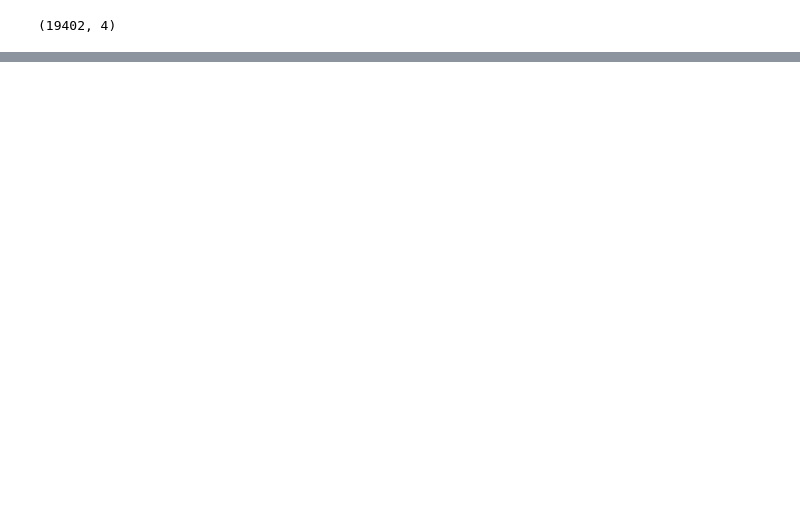
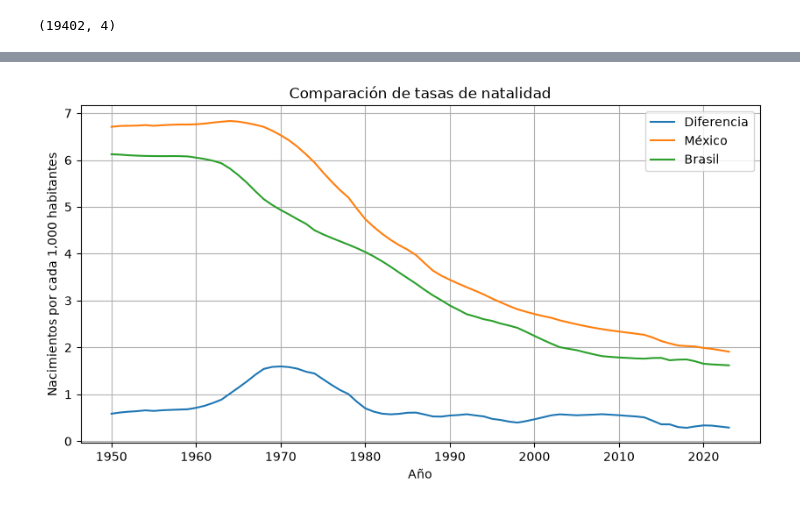
Before and after one commit to ingeAMIR/BigData, a Jupyter notebook: U1_2_PRUEBA/notebooks/03_fertility_rate.ipynb, the cells around one changed output, grey strips where cells are left out. Drawn from its saved outputs; the diff is of its cells as text; code cells hidden in the pictures; blank space fills up the shorter version.

```diff
--- a/U1_2_PRUEBA/notebooks/03_fertility_rate.ipynb
+++ b/U1_2_PRUEBA/notebooks/03_fertility_rate.ipynb
@@ -25,0 +36,6 @@ japon.head()
+# %%
+anios_mexico = mexico['year'].to_numpy()
+tasa_mexico = mexico['fertility_rate_hist'].to_numpy()
+
+anios_japon = japon['year'].to_numpy()
+tasa_japon = japon['fertility_rate_hist'].to_numpy()
@@ -25,0 +181,3 @@ japon.head()
+# %%
+brazil = df[(df['entity'] == 'Brazil')]
+brazil.head(10)
@@ -25,0 +196,34 @@ japon.head()
+# %%
+anios_brazil = brazil['year'].to_numpy()
+tasa_brazil = brazil['fertility_rate_hist'].to_numpy()
+# %%
+diferencia_mx_brz = tasa_mexico - tasa_brazil
+# %%
+plt.figure(figsize = (10 , 5))
+
+plt.plot(
+    anios_mexico,
+    diferencia_mx_brz,
+    label='Diferencia'
+)
+
+plt.plot(
+    anios_mexico,
+    tasa_mexico,
+    label='México'
+)
+
+plt.plot(
+    anios_brazil,
+    tasa_brazil,
+    label='Brasil'
+)
+
+plt.xlabel('Año')
+plt.ylabel('Nacimientos por cada 1,000 habitantes')
+plt.title('Comparación de tasas de natalidad')
+plt.legend()
+plt.grid(True)
+plt.show()
+# %% [output]
+[figure, added]
```
Also changed, not shown: parts of 27 cells of this notebook, 6 other files.
